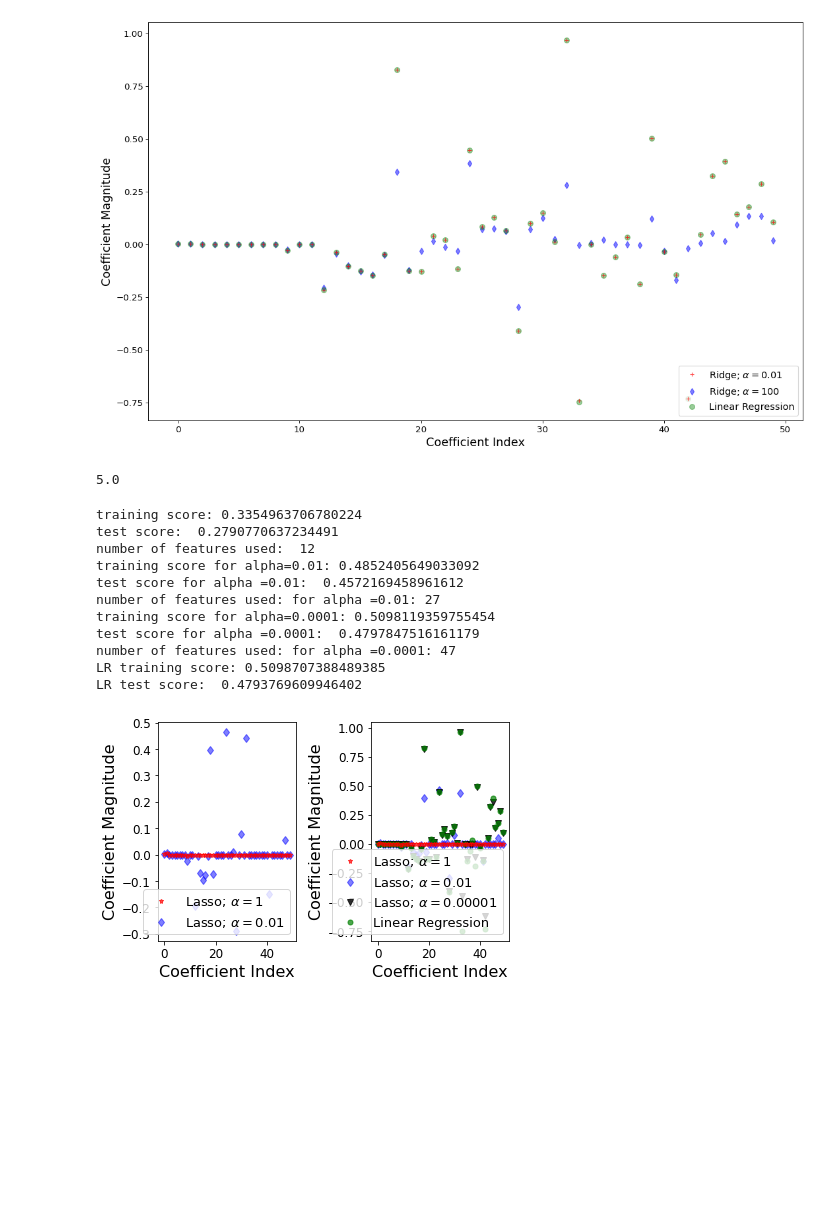
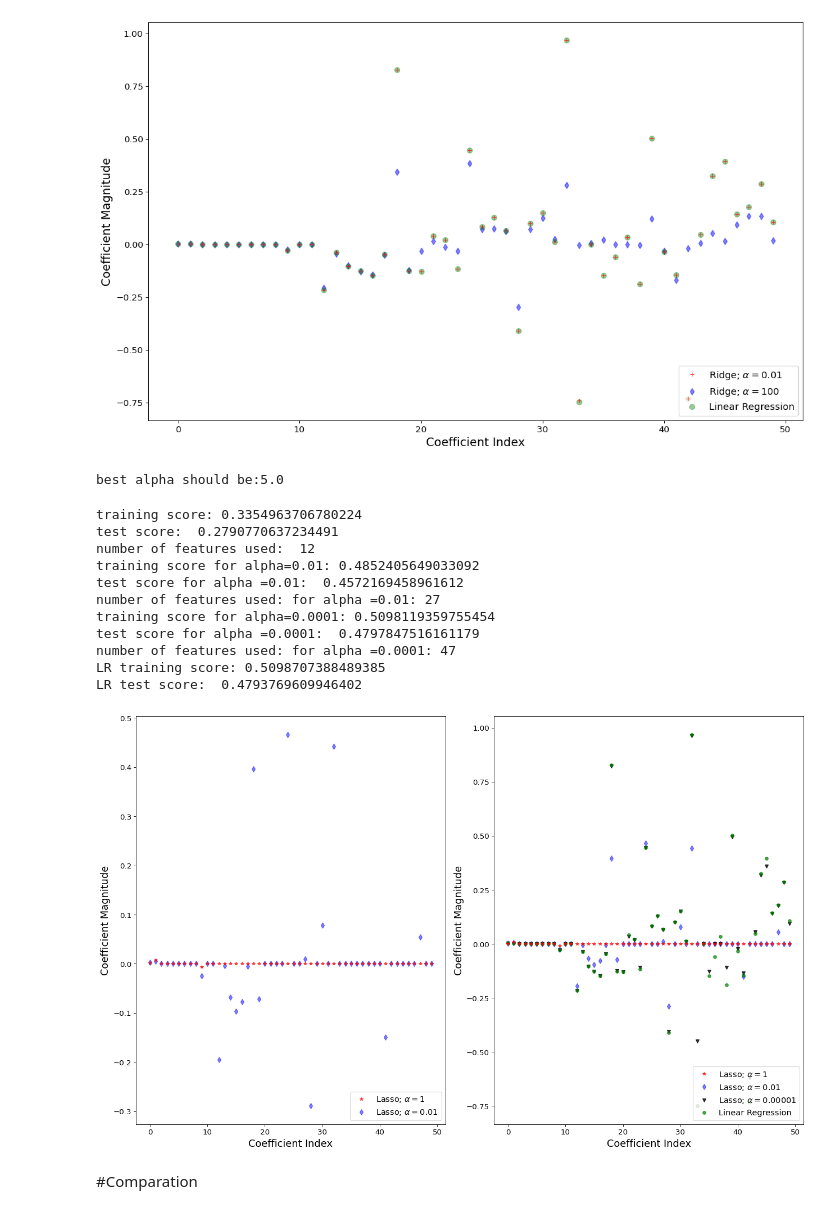
Before and after one commit to parkerhale/demo_project, a Jupyter notebook: Untitled1.ipynb, the cells around one changed output. Saved outputs shown, nothing was run; the diff lists cells and outputs as text; code cells hidden in the pictures; blank space fills up the shorter version.

```diff
--- a/Untitled1.ipynb
+++ b/Untitled1.ipynb
@@ -52,7 +70,7 @@ maxfreq = n.max()
 # %% [markdown]
 We want to make a prediction for imdb scores. And as we know, the quality of movies is highly related to the person who direct them. Let's make a breif view of our producers.
 # %%
-director = data.groupby('director_name').size().sort_values(ascending=False).head(50)
+director = data.groupby('director_name').size().sort_values(ascending=False).head(20)
 director
 # %% [output]
 director_name
@@ -102,3 +123,7 @@ sorted(average.items(), key=lambda x: -x[1])
 # %% [markdown]
 Christopher Nolan, my favorite sci-film director has the best overall imdb score. His moive is not just so good, or brilliant. It's beyond that. I have seen Inception for multiple times. Maybe I should do one more time.
 <br>Ok, so we should agree that talented directors and casts will make a moive more entertaining and quality, which always result in a better rating. And we should consider that in our model.
+# %%
+director_score = pd.DataFrame(average.items(),columns=['Director','Score'])
+director_score['Movies'] = director.to_list()
+director_score
@@ -104,0 +148,17 @@ Christopher Nolan, my favorite sci-film director has the best overall imdb score
+# %%
+plt.rcParams['axes.unicode_minus']=False
+director=director_score['Director']
+score=director_score['Score']
+movies=director_score['Movies']
+
+fig=plt.figure(figsize=(18,12))
+ax=plt.subplot(1,1,1)
+ax.scatter(score,movies)
+ax.set_title("Director IMDB rating and total number of movies")
+ax.set_xlabel("IMDB rating")
+ax.set_ylabel("Movies")
+for i in range(len(movies)):
+    ax.text(score[i]*1.01, movies[i]*1.01, director[i],
+            fontsize=10, color = "r", style = "italic", weight = "light",
+            verticalalignment='center', horizontalalignment='right',rotation=-20)
+plt.show()
@@ -478,0 +550,10 @@ X_valid_tf = scaler.transform(X_valid)
+# %%
+
+y_train_a = y_train[:, np.newaxis]
+model = LinearRegression() # 构建线性模型
+model.fit(X_train, y_train_a) # 自变量在前，因变量在后
+predicts = model.predict(X_train) # 预测值
+R2 = model.score(X_train, y_train_a) # 拟合程度 R2
+print('R2 = %.3f' % R2) # 输出 R2
+coef = model.coef_ # 斜率
+intercept = model.intercept_ # 截距
@@ -531,9 +652,9 @@ plt.show()
 from sklearn.linear_model import RidgeCV
 ridgecv = RidgeCV(alphas=[0.01, 0.1, 0.5, 1, 5, 7, 10, 30,100, 200])
 ridgecv.fit(X_train, y_train)
-ridgecv.alpha_
+print("best alpha should be:" + str(ridgecv.alpha_))
 # %% [output]
-5.0
+best alpha should be:5.0
 # %%
 lasso = Lasso() # 默认alpha =1
 lasso.fit(X_train,y_train)
@@ -574,34 +695,37 @@ lr_train_score=lr.score(X_train,y_train)
 lr_test_score=lr.score(X_valid,y_valid)
 print ("LR training score:", lr_train_score )
 print ("LR test score: ", lr_test_score)
+figure(figsize=(16, 10), dpi=80)
 
 plt.subplot(1,2,1)
 plt.plot(lasso.coef_,alpha=0.7,linestyle='none',marker='*',markersize=5,color='red',label=r'Lasso; $\alpha = 1$',zorder=7) # alpha here is for transparency
 plt.plot(lasso001.coef_,alpha=0.5,linestyle='none',marker='d',markersize=6,color='blue',label=r'Lasso; $\alpha = 0.01$') # alpha here is for transparency
 
 plt.xlabel('Coefficient Index',fontsize=16)
 plt.ylabel('Coefficient Magnitude',fontsize=16)
 plt.legend(fontsize=13,loc=4)
 plt.subplot(1,2,2)
 plt.plot(lasso.coef_,alpha=0.7,linestyle='none',marker='*',markersize=5,color='red',label=r'Lasso; $\alpha = 1$',zorder=7) # alpha here is for transparency
 plt.plot(lasso001.coef_,alpha=0.5,linestyle='none',marker='d',markersize=6,color='blue',label=r'Lasso; $\alpha = 0.01$') # alpha here is for transparency
 plt.plot(lasso00001.coef_,alpha=0.8,linestyle='none',marker='v',markersize=6,color='black',label=r'Lasso; $\alpha = 0.00001$') # alpha here is for transparency
 plt.plot(lr.coef_,alpha=0.7,linestyle='none',marker='o',markersize=5,color='green',label='Linear Regression',zorder=2)
 plt.xlabel('Coefficient Index',fontsize=16)
 plt.ylabel('Coefficient Magnitude',fontsize=16)
 plt.legend(fontsize=13,loc=4)
 plt.tight_layout()
 plt.show()
 # %% [output]
 training score: 0.3354963706780224
 test score:  0.2790770637234491
 number of features used:  12
 training score for alpha=0.01: 0.4852405649033092
 test score for alpha =0.01:  0.4572169458961612
 number of features used: for alpha =0.01: 27
 training score for alpha=0.0001: 0.5098119359755454
 test score for alpha =0.0001:  0.4797847516161179
 number of features used: for alpha =0.0001: 47
 LR training score: 0.5098707388489385
 LR test score:  0.4793769609946402
-[figure, old version]
+[figure, new version]
+# %% [markdown]
+#Comparation
```
Also changed, not shown: parts of 15 cells of this notebook.
